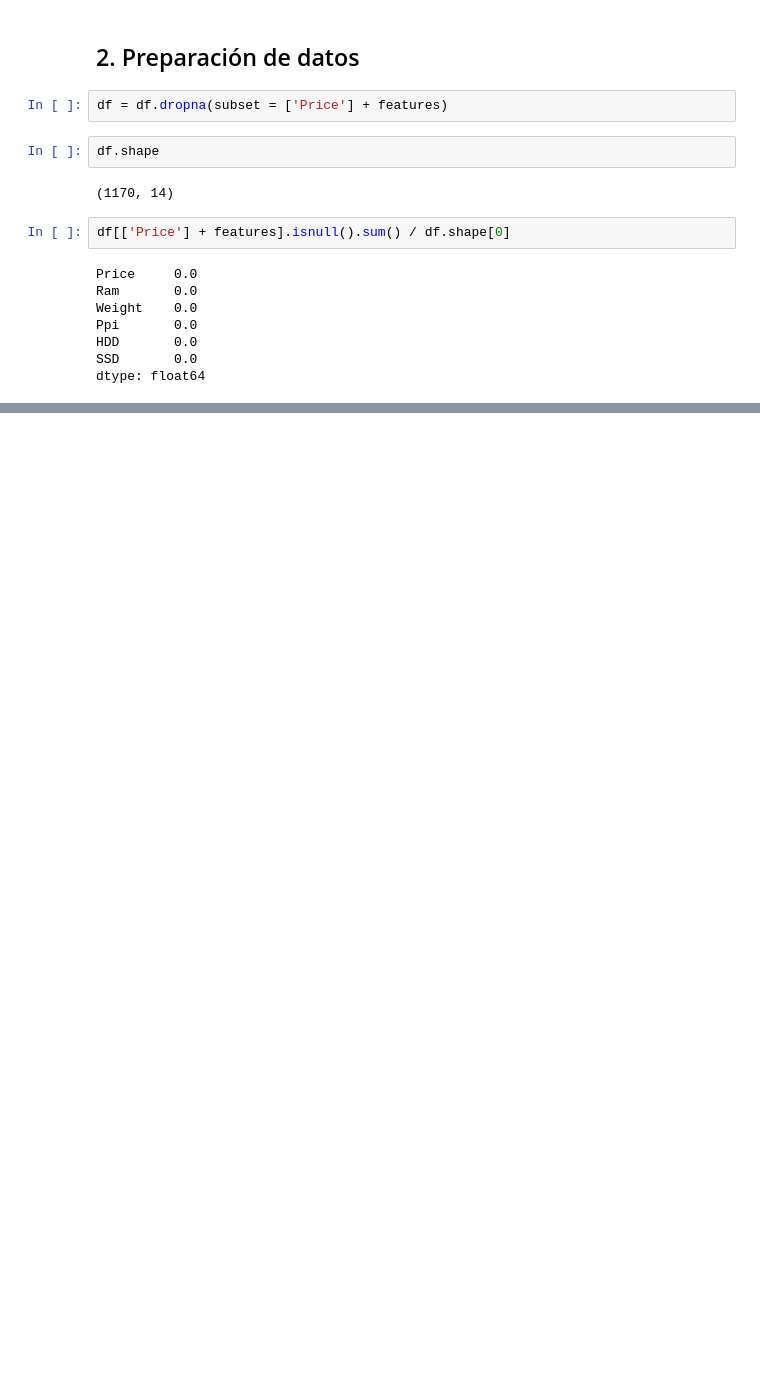
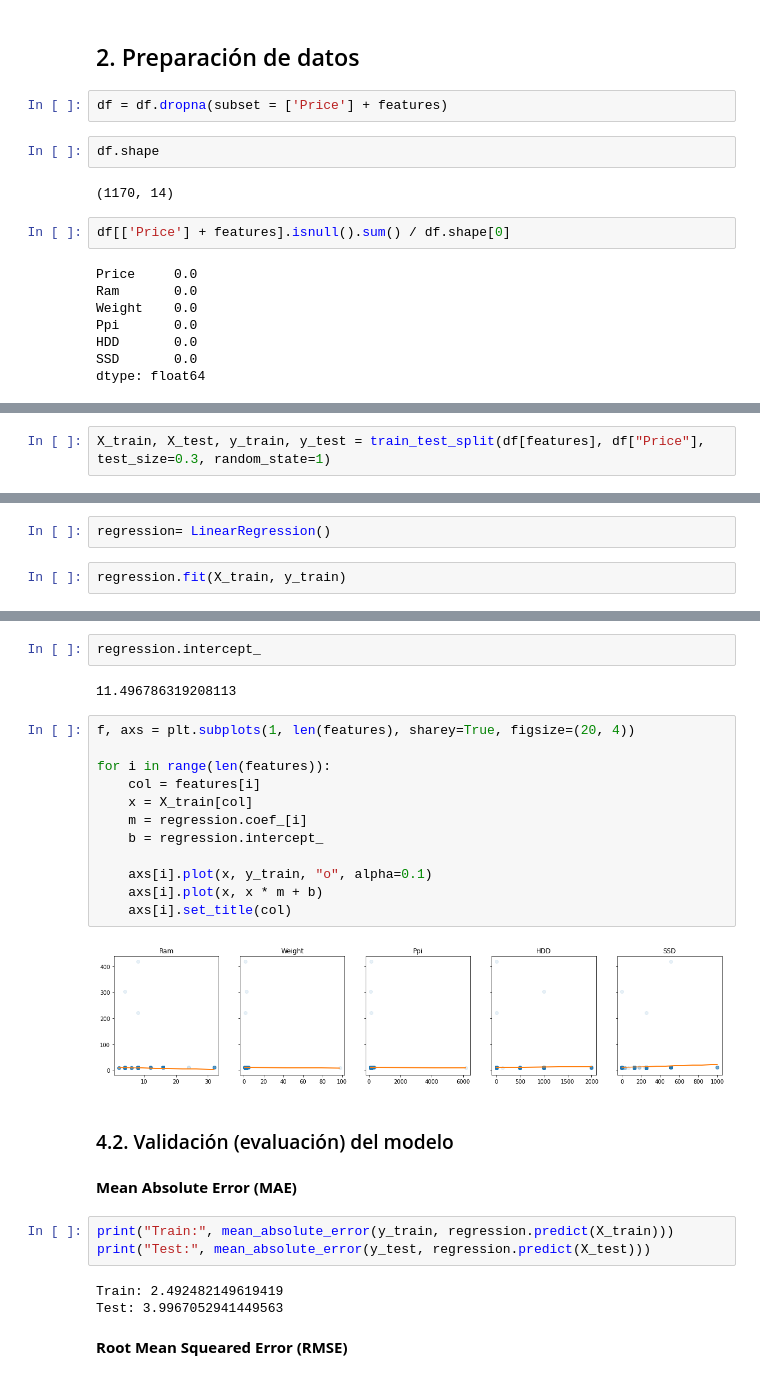
Before and after one commit to montejs3/Bi, a Jupyter notebook: LabBi/Lab2-Regresion/lab2.ipynb, the cells around one changed output, grey strips where cells are left out. Cells and saved outputs as stored; diff of their text form; blank space fills up the shorter version.

```diff
--- a/LabBi/Lab2-Regresion/lab2.ipynb
+++ b/LabBi/Lab2-Regresion/lab2.ipynb
@@ -117,0 +132,2 @@ dtype: float64
+# %%
+X_train, X_test, y_train, y_test = train_test_split(df[features], df["Price"], test_size=0.3, random_state=1)
@@ -117,0 +144,4 @@ dtype: float64
+# %%
+regression= LinearRegression()
+# %%
+regression.fit(X_train, y_train)
@@ -117,0 +161,30 @@ dtype: float64
+# %%
+regression.intercept_
+# %% [output]
+11.496786319208113
+# %%
+f, axs = plt.subplots(1, len(features), sharey=True, figsize=(20, 4))
+
+for i in range(len(features)):
+    col = features[i]
+    x = X_train[col]
+    m = regression.coef_[i]
+    b = regression.intercept_
+
+    axs[i].plot(x, y_train, "o", alpha=0.1)
+    axs[i].plot(x, x * m + b)
+    axs[i].set_title(col)
+# %% [output]
+[figure, added]
+# %% [markdown]
+### 4.2. Validación (evaluación) del modelo
+# %% [markdown]
+**Mean Absolute Error (MAE)**
+# %%
+print("Train:", mean_absolute_error(y_train, regression.predict(X_train)))
+print("Test:", mean_absolute_error(y_test, regression.predict(X_test)))
+# %% [output]
+Train: 2.492482149619419
+Test: 3.9967052941449563
+# %% [markdown]
+**Root Mean Squeared Error (RMSE)**
```
Also changed, not shown: parts of 17 cells of this notebook.
